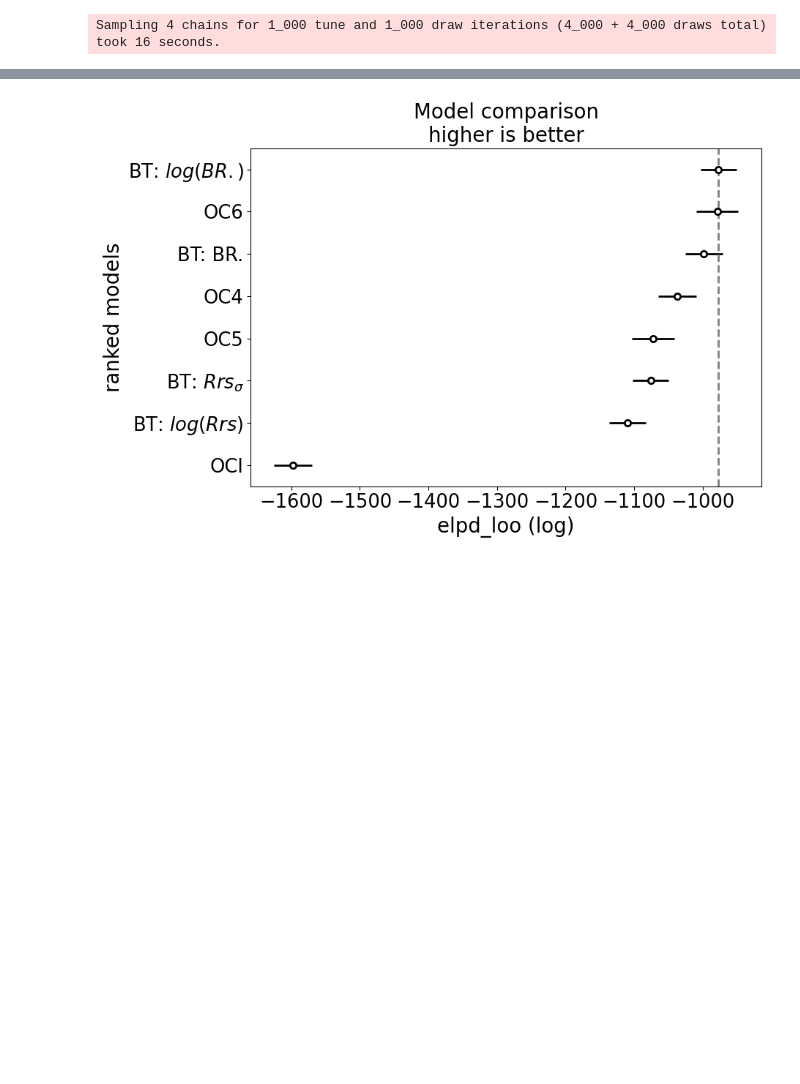
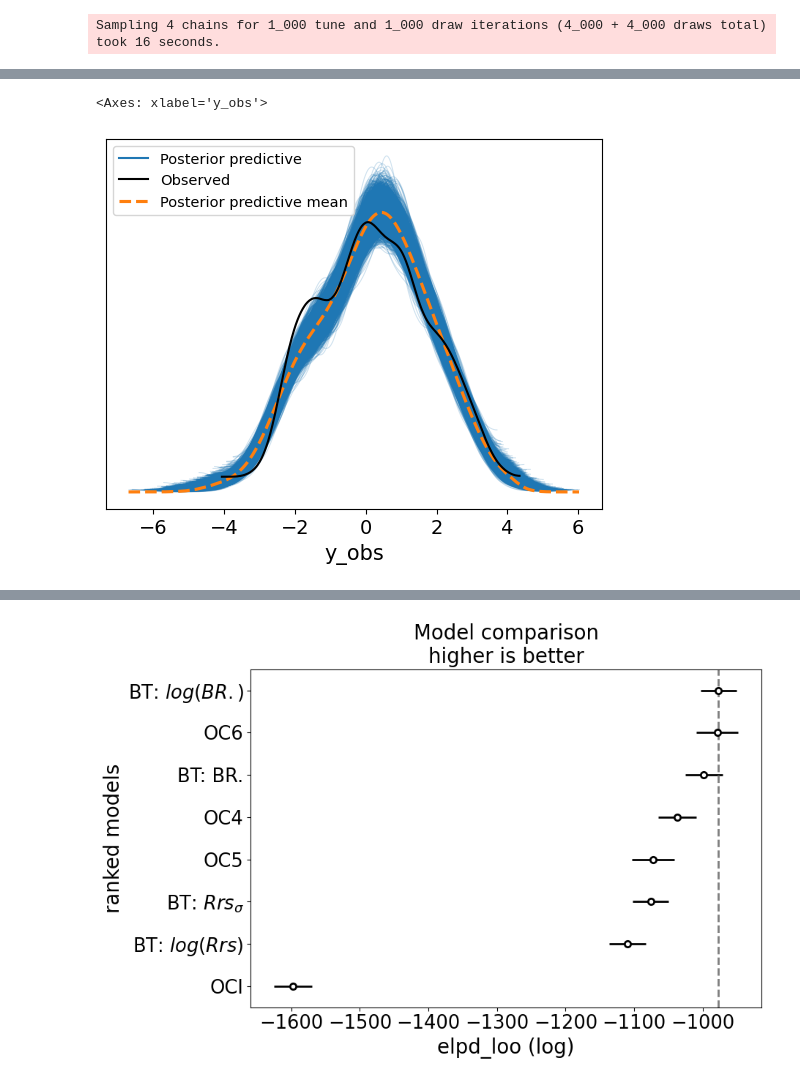
Before and after one commit to erdemkarakoylu/bayesian_chl, a Jupyter notebook: 01_bart.ipynb, the cells around one changed output, grey strips where cells are left out. Cells and saved outputs as stored; diff of their text form; code cells hidden in the pictures; blank space fills up the shorter version.

```diff
--- a/01_bart.ipynb
+++ b/01_bart.ipynb
@@ -824,3 +842,7 @@ NUTS: [a0, a1, a2, a3, a4, sigma]
 [interactive output not drawn]
 [interactive output not drawn]
 Sampling 4 chains for 1_000 tune and 1_000 draw iterations (4_000 + 4_000 draws total) took 16 seconds.
+# %%
+with model_oc6:
+    idata_oc6.extend(
+        pm.sample_posterior_predictive(idata_oc6))
@@ -827,3 +853,8 @@ Sampling 4 chains for 1_000 tune and 1_000 draw iterations (4_000 + 4_000 draws
+# %%
+az.plot_ppc(idata_oc6)
+# %% [output]
+<Axes: xlabel='y_obs'>
+[figure, added]
 # %%
 with model_oc6:
     ll_oc6 = pm.compute_log_likelihood(idata_oc6)
```
Also changed, not shown: parts of 4 cells of this notebook, 4 other files.
